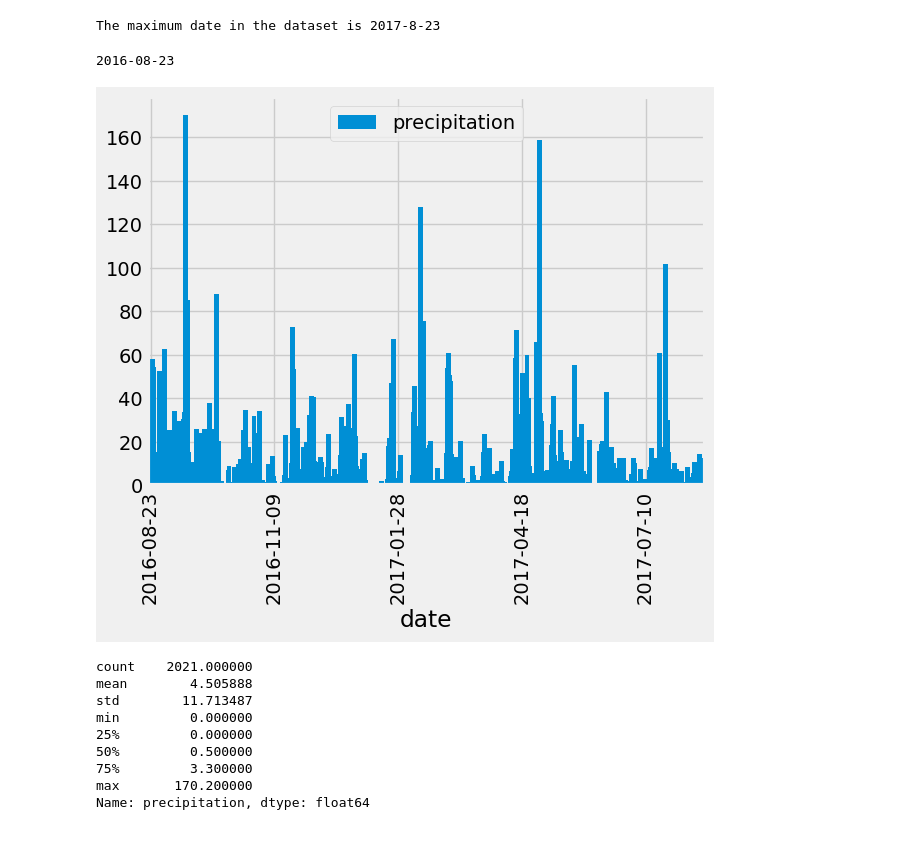
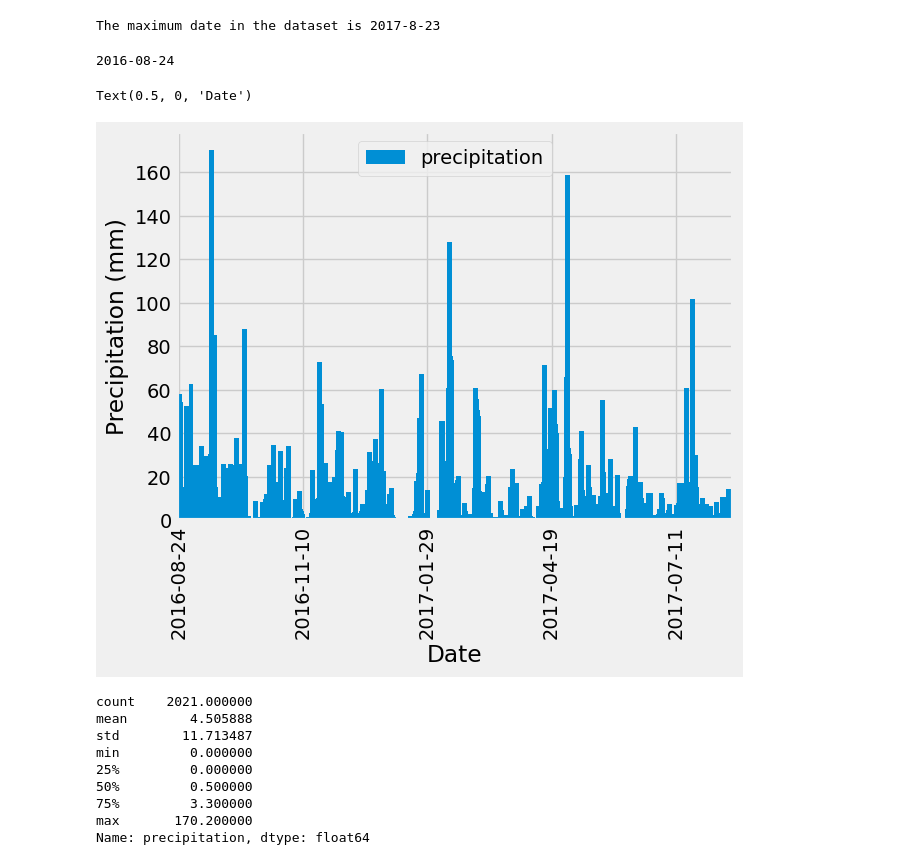
Before and after one commit to wrube/sqlalchemy-challenge, a Jupyter notebook: SurfsUp/climate.ipynb, the cells around one changed output. Saved outputs shown, nothing was run; the diff lists cells and outputs as text; code cells hidden in the pictures.

```diff
--- a/SurfsUp/climate.ipynb
+++ b/SurfsUp/climate.ipynb
@@ -74,33 +74,32 @@ print(f"The maximum date in the dataset is {max_year}-{max_month}-{max_day}")
 The maximum date in the dataset is 2017-8-23
 # %%
 # calculate the minimum date for query
-min_date = f"{max_year-1}-{max_month:02.0f}-{max_day}"
-print(min_date)
+min_date = dt.date(max_year, max_month, max_day) - dt.timedelta(weeks=52)
+
 
 query = session.query(Measurement.date, Measurement.prcp).filter(Measurement.date >= min_date)
 
 # Convert the result set to a pandas DataFrame
 precipitation_df = pd.DataFrame(query, columns=['date', 'precipitation'])
 
 # Convert the date column to datetime format
 precipitation_df['date'] = pd.to_datetime(precipitation_df['date'])
-
-
-# remove data rows with NaN values
-# precipitation_df = precipitation_df.dropna(how='any')
 
 # sort by date
 precipitation_df = precipitation_df.sort_values(by='date', axis=0, ascending=True , ignore_index=True)
 
 # plot date and precipitation in a bar chart
 precipitation_df.plot.bar(x='date', y='precipitation', grid=True, width=20)
 tick_pos = np.arange(0, 2500, 500)
 tick_labels = [(precipitation_df.iloc[i, 0].date()) for i in tick_pos]
 # tick_labels
 plt.xticks(tick_pos, tick_labels);
+plt.ylabel('Precipitation (mm)')
+plt.xlabel('Date')
 # %% [output]
-2016-08-23
+2016-08-24
+Text(0.5, 0, 'Date')
-[figure, old version]
+[figure, new version]
 # %%
 # Design a query to retrieve the last 12 months of precipitation data and plot the results.
 # Starting from the most recent data point in the database.
```
Also changed, not shown: parts of 2 cells of this notebook.
